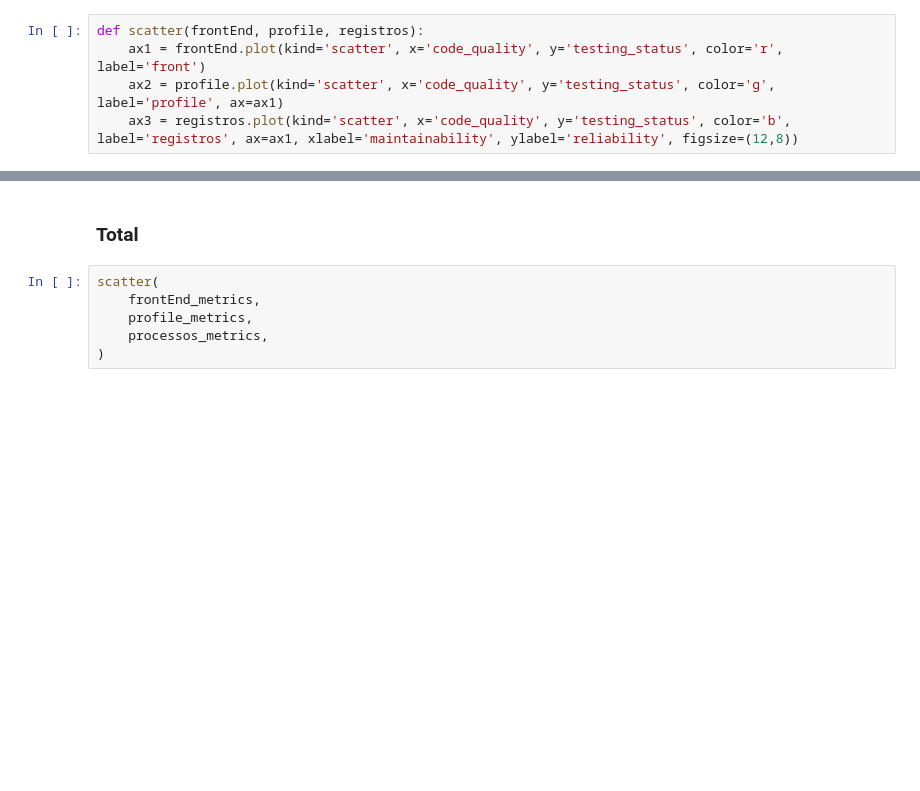
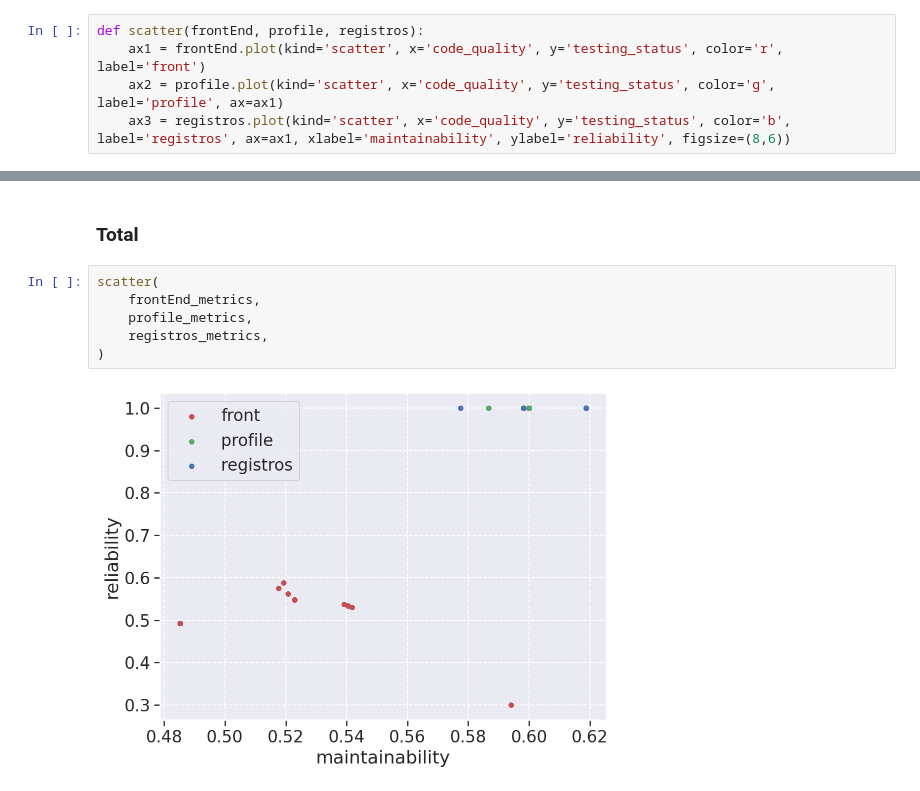
Before and after one commit to fga-eps-mds/2021.1-Oraculo, a Jupyter notebook: analytics-notebooks/analytics.ipynb, the cells around one changed output, grey strips where cells are left out. Drawn from its saved outputs; the diff is of its cells as text; blank space fills up the shorter version.

```diff
--- a/analytics-notebooks/analytics.ipynb
+++ b/analytics-notebooks/analytics.ipynb
@@ -505,7 +570,7 @@ def box_plot(maintainability, reliability):
 def scatter(frontEnd, profile, registros):
     ax1 = frontEnd.plot(kind='scatter', x='code_quality', y='testing_status', color='r', label='front')
     ax2 = profile.plot(kind='scatter', x='code_quality', y='testing_status', color='g', label='profile', ax=ax1)
-    ax3 = registros.plot(kind='scatter', x='code_quality', y='testing_status', color='b', label='registros', ax=ax1, xlabel='maintainability', ylabel='reliability', figsize=(12,8))
+    ax3 = registros.plot(kind='scatter', x='code_quality', y='testing_status', color='b', label='registros', ax=ax1, xlabel='maintainability', ylabel='reliability', figsize=(8,6))
 # %%
 def histogram(total):
     fig = plt.figure(figsize=(20, 10))
@@ -657,8 +848,10 @@ box_plot(df['code_quality'], df['testing_status'])
 # %%
 scatter(
     frontEnd_metrics,
     profile_metrics,
-    processos_metrics,
+    registros_metrics,
 )
+# %% [output]
+[figure, added]
 # %%
 histogram(metrics_df['total'])
```
Also changed, not shown: parts of 55 cells of this notebook, 34 other files.
